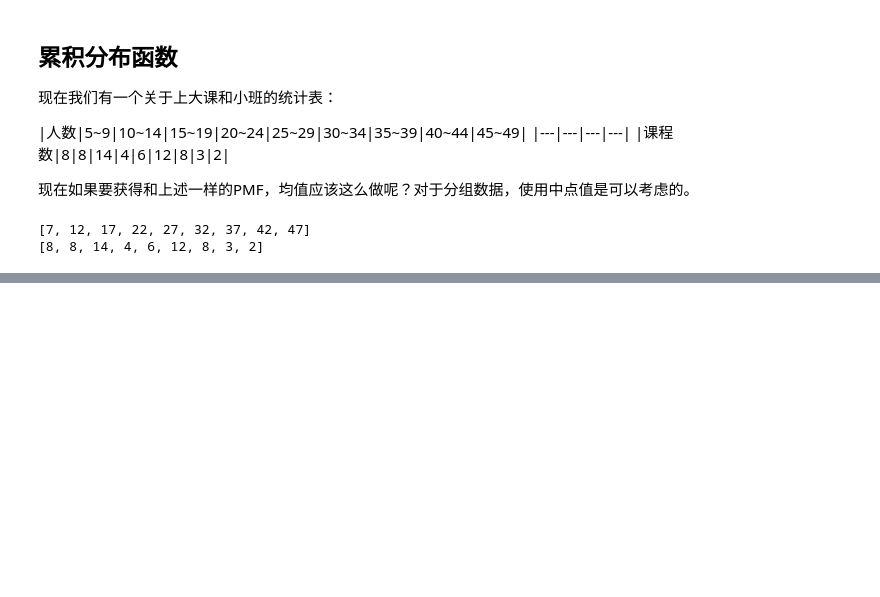
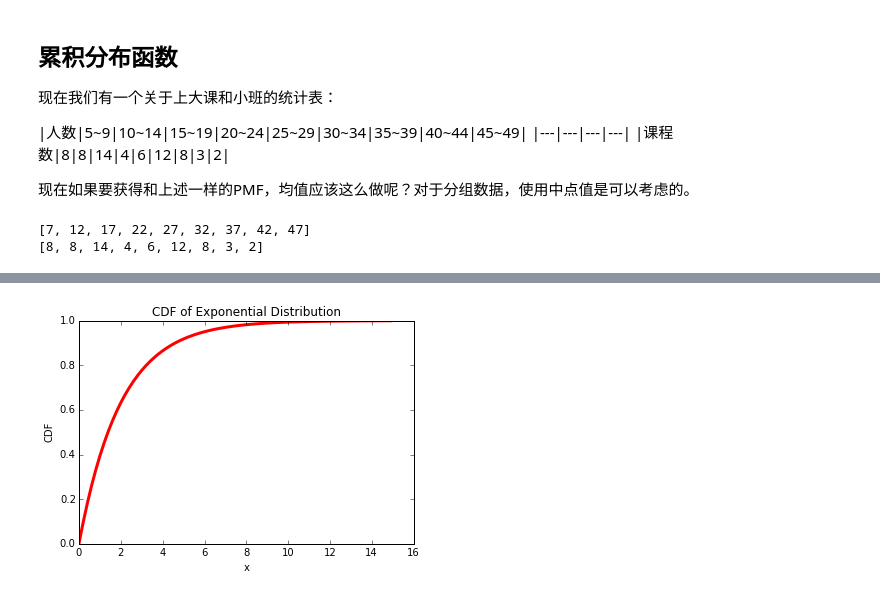
Before and after one commit to Virussen/PythonGit, a Jupyter notebook: Thinkstat.ipynb, the cells around one changed output, grey strips where cells are left out. Saved outputs shown, nothing was run; the diff lists cells and outputs as text; code cells hidden in the pictures; blank space fills up the shorter version.

```diff
--- a/Thinkstat.ipynb
+++ b/Thinkstat.ipynb
@@ -193,0 +285,8 @@ print number_p,"\n", number_c
+# %%
+plt.plot(x,cdf,color = "red", linewidth = 3)
+plt.title("CDF of Exponential Distribution")
+plt.xlabel('x')
+plt.ylabel('CDF')
+plt.show()
+# %% [output]
+[figure, added]
```
Also changed, not shown: parts of 22 cells of this notebook, 1 other file.
